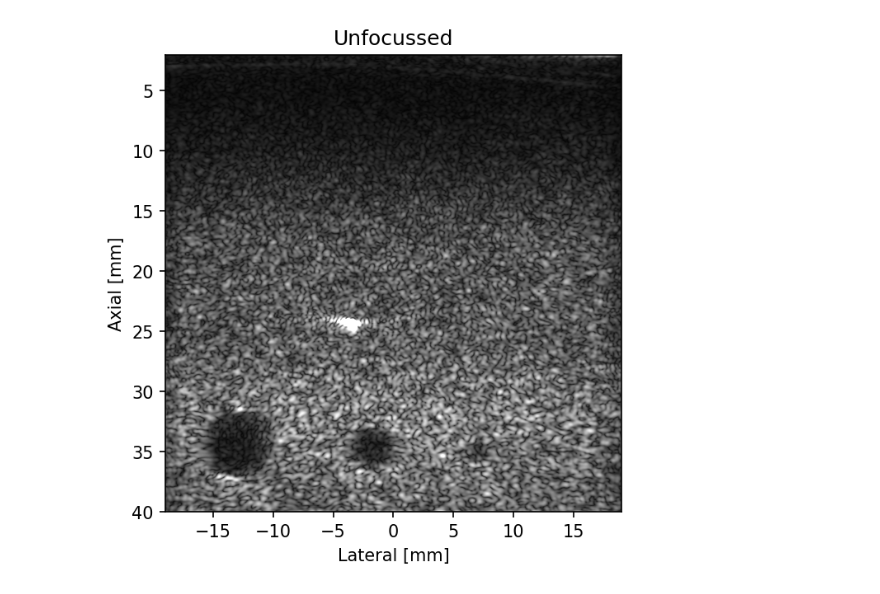
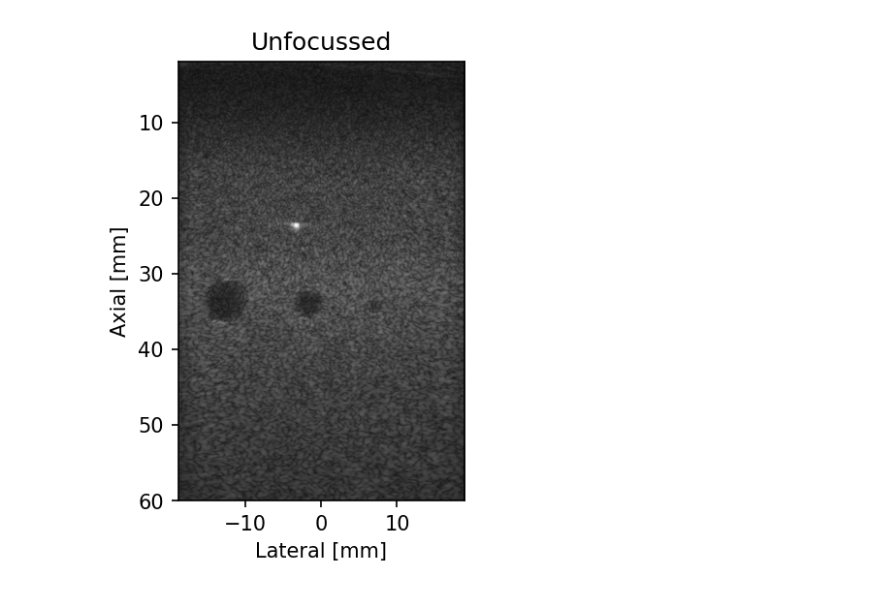
Before and after one commit to wewightman/python-beamformer, a Jupyter notebook: GenFigs.ipynb, the cells around one changed output. Drawn from its saved outputs; the diff is of its cells as text; code cells hidden in the pictures.

```diff
--- a/GenFigs.ipynb
+++ b/GenFigs.ipynb
@@ -28,7 +28,7 @@ focrx = 30E-3   # focal depth of receives
 dx = 0.298E-3   # beam spacing of pixels [m]
 dz = lam/8      # axial spacing of pixels [m]
 zmin = 2E-3;    # starting depth for reconstruction
-zmax = 40E-3;   # end depth of recon
+zmax = 60E-3;   # end depth of recon
 nz = int(np.round((zmax-zmin)/dz))   # number of samples
 usf = 10        # axial upsampling factor [newsamp/oldsamp]
 # %%
@@ -131,17 +192,53 @@ image_pw = np.array(image).T
+# %%
+# generate an image from focus data
+alines_foc = []
+alines_pw = []
+fnum=2
+
+# for each acquisition
+image = []
+summed = 0
+for indacq in np.arange(nacq):
+    ## Process the plane wave image
+    # extract the reconstructed points for this image
+    indstart = indacq*nz
+    indstop = (indacq+1)*nz
+    subfield = field[indstart:indstop,:]
+
+    # generate the transmit delay tabs for this element
+    tau_tx = trig.pwtxengine(c=c, tref=0, theta=0, phi=0, ref=eles[indacq,:], points=subfield)
+    tau_tx = subfield[:,2]/c
+    focus = np.array([[dx*(indacq-(nacq-1)/2), 0, foctx]])
+
+    # for each receive element...
+    dns = []
+    for indele in range(nele):
+        tau_rx = trig.rxengine(c=c, ref=eles[indele,:], points=subfield)
+        tau = tau_tx + tau_rx
+        t_ind = np.round(tau/Ts).astype(int)
+
+        mask = trig.genmask(fnum=2, ref=eles[indacq,:], focus=focus, points=subfield, dynamic=False)
+
+        rf = datapw[:,indele,indacq]
+        dns.append(rf[t_ind]*mask)
+    dns = np.array(dns).T
+    summed += dns
+image = np.array(summed)
 # %%
-usf = int(8)
+
+image_pw = np.array(image)
 extent = 1E3*np.array([np.min(x), np.max(x), zmax, zmin])
 image_pw_us = sig.resample(image_pw, usf*image_pw.shape[0], axis = 0)
 image_pw_us = sig.resample(image_pw_us, usf*image_pw.shape[1], axis = 1)
 env = np.abs(sig.hilbert(image_pw_us, axis=0))
-comp = 0.6
-logged = np.exp(comp*np.log(env/np.percentile(env, 99.9)))
+comp = 0.3
+logged = np.exp(comp*np.log(env/np.max(env)))
 
 plt.figure(dpi=150)
 plt.imshow(logged, vmin=0, vmax=1, cmap='gray', extent=extent)
 plt.ylabel('Axial [mm]')
 plt.xlabel('Lateral [mm]')
 plt.title("Unfocussed")
 plt.show()
 # %% [output]
-[figure, old version]
+[figure, new version]
```
Also changed, not shown: parts of 12 cells of this notebook, 1 other file.
